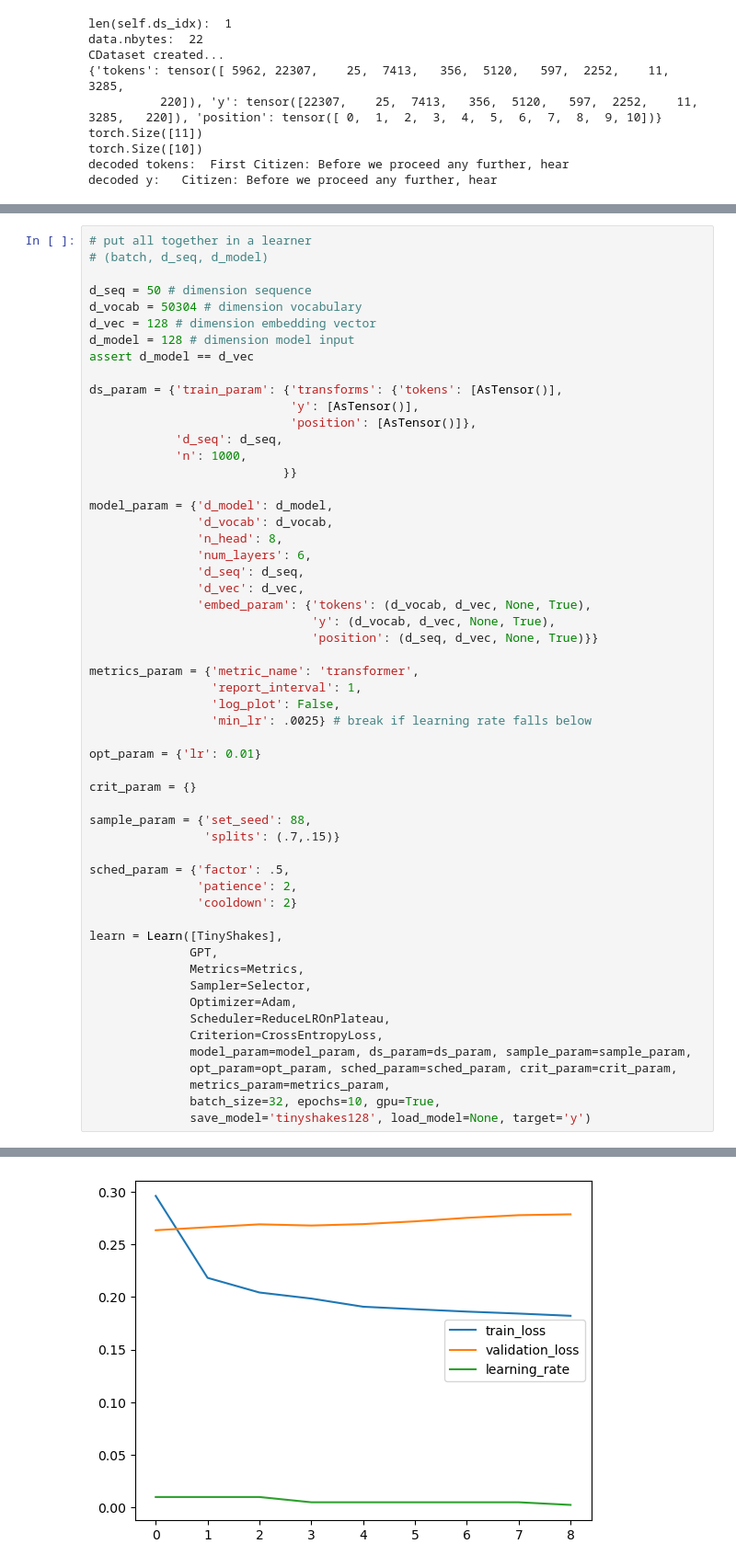
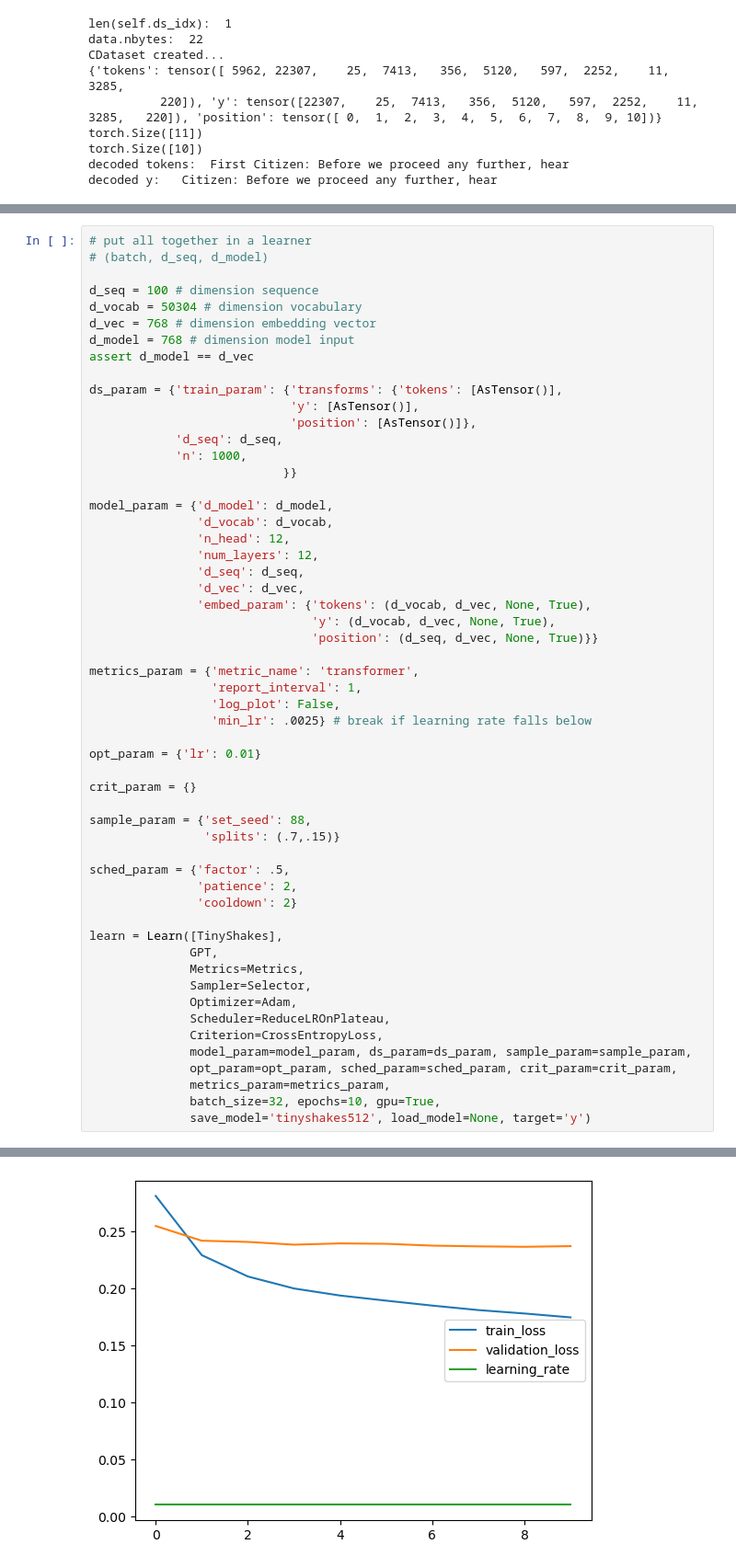
Before and after one commit to icanswim/gpt, a Jupyter notebook: experiment.ipynb, the cells around one changed output, grey strips where cells are left out. Shown: that part at 92% size. Drawn from its saved outputs; the diff is of its cells as text.

```diff
--- a/experiment.ipynb
+++ b/experiment.ipynb
@@ -145,10 +145,10 @@ loss:  tensor(10.8263, grad_fn=<NllLossBackward0>)
 # put all together in a learner
 # (batch, d_seq, d_model)
 
-d_seq = 50 # dimension sequence
+d_seq = 100 # dimension sequence
 d_vocab = 50304 # dimension vocabulary
-d_vec = 128 # dimension embedding vector
-d_model = 128 # dimension model input
+d_vec = 768 # dimension embedding vector
+d_model = 768 # dimension model input
 assert d_model == d_vec
 
 ds_param = {'train_param': {'transforms': {'tokens': [AsTensor()],
@@ -160,8 +160,8 @@ ds_param = {'train_param': {'transforms': {'tokens': [AsTensor()],
 
 model_param = {'d_model': d_model,
                'd_vocab': d_vocab,
-               'n_head': 8,
-               'num_layers': 6,
+               'n_head': 12,
+               'num_layers': 12,
                'd_seq': d_seq,
                'd_vec': d_vec,
                'embed_param': {'tokens': (d_vocab, d_vec, None, True),
@@ -195,7 +195,7 @@ learn = Learn([TinyShakes],
               opt_param=opt_param, sched_param=sched_param, crit_param=crit_param,
               metrics_param=metrics_param,
               batch_size=32, epochs=10, gpu=True,
-              save_model='tinyshakes128', load_model=None, target='y')
+              save_model='tinyshakes512', load_model=None, target='y')
 # %% [output]
 tinyshakes.txt loaded from saved file in ../gpt/data/
 tokens loaded from file ./data/tinyshakes_stripped_encoded.bin
@@ -217 +217 @@ test loss: 0.2756990045309067
-[figure, old version]
+[figure, new version]
```
Also changed, not shown: parts of 3 cells of this notebook.
